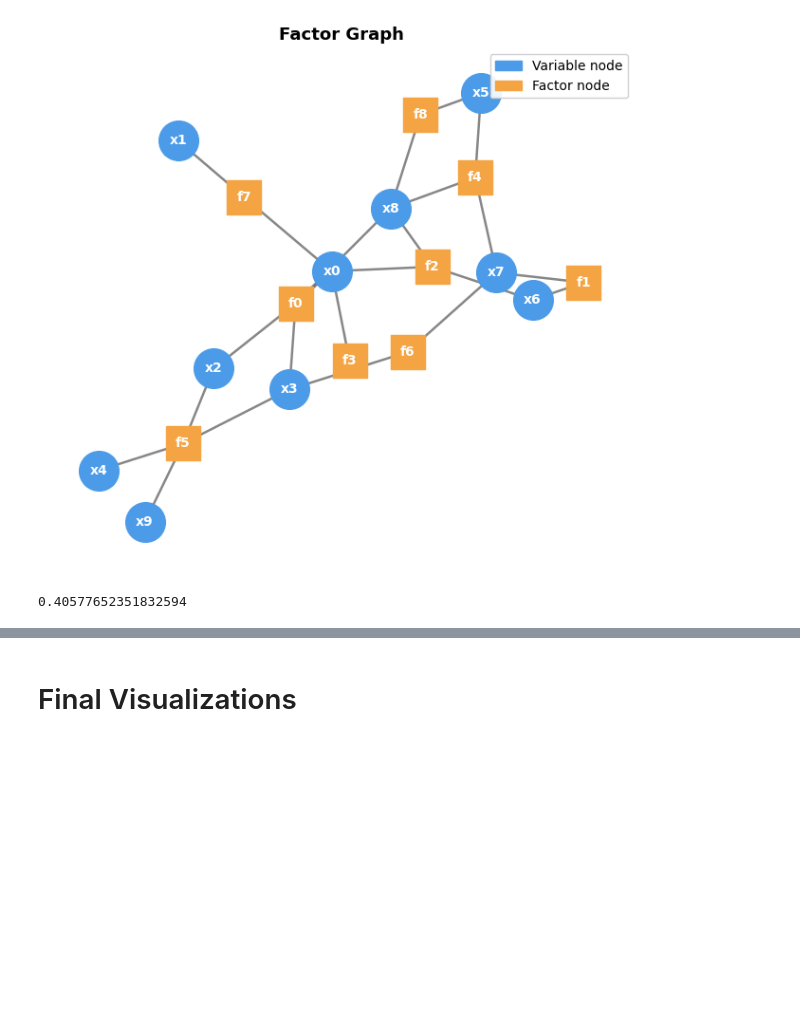
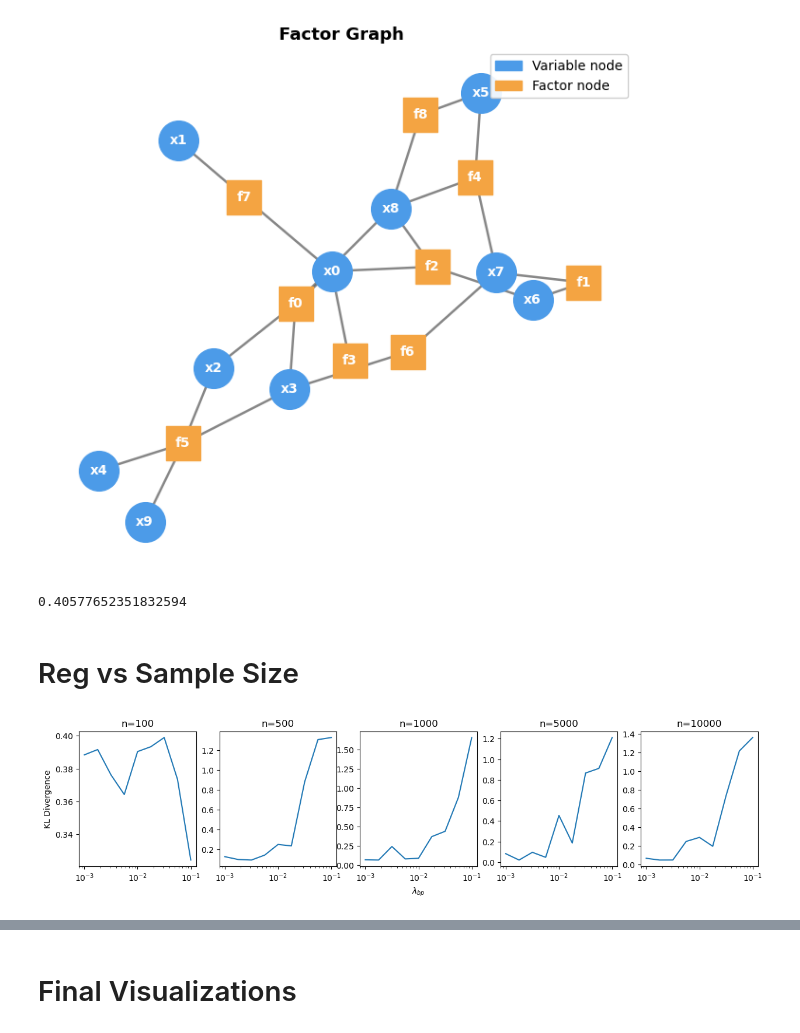
Before and after one commit to AyushBatra01/FG-Structure-NN, a Jupyter notebook: experiments/01_regularization.ipynb, the cells around one changed output, grey strips where cells are left out. Cells and saved outputs as stored; diff of their text form; code cells hidden in the pictures; blank space fills up the shorter version.

Commit message:
work on regularization experiment

```diff
--- a/experiments/01_regularization.ipynb
+++ b/experiments/01_regularization.ipynb
@@ -419,3 +323,38 @@ vis_learned_graph(best_lrn_tree, 34)
 kl_mle_optimal(random_tree, samples_tree)
 # %% [output]
 0.40577652351832594
+# %% [markdown]
+# Reg vs Sample Size
+# %%
+mega_samples_graph = random_graph.sample(nsamples=10000, seed=689)
+# %%
+sample_sizes = [100,500,1000,5000,10000]
+ss_results = {}
+
+ss_lambda_bp_vals = 10**np.arange(-3,-1+0.01,0.25)
+
+for ss in sample_sizes:
+    samples_here = mega_samples_graph[:ss,]
+    exp_results = run_experiment(
+        random_graph, samples_here, ss_lambda_bp_vals,
+        K=15, max_factor_size=5, epochs=80, seed=317
+    )
+    ss_results[ss] = exp_results
+# %%
+# KL plot
+fig, axs = plt.subplots(1,5, figsize=(15,3))
+for i in range(len(sample_sizes)):
+    ss = sample_sizes[i]
+    res = ss_results[ss]
+    x = [rs['lambda_bp'] for rs in res]
+    y = [rs['KL'] for rs in res]
+    axs[i].plot(x, y)
+    axs[i].set_xscale("log")
+    axs[i].set_title(f"n={ss}")
+    if i == 0:
+        axs[i].set_ylabel("KL Divergence")
+    if i == 2:
+        axs[i].set_xlabel("$\lambda_{bp}$")
+plt.show()
+# %% [output]
+[figure, added]
```
Also changed, not shown: parts of 34 cells of this notebook, 2 other files.
